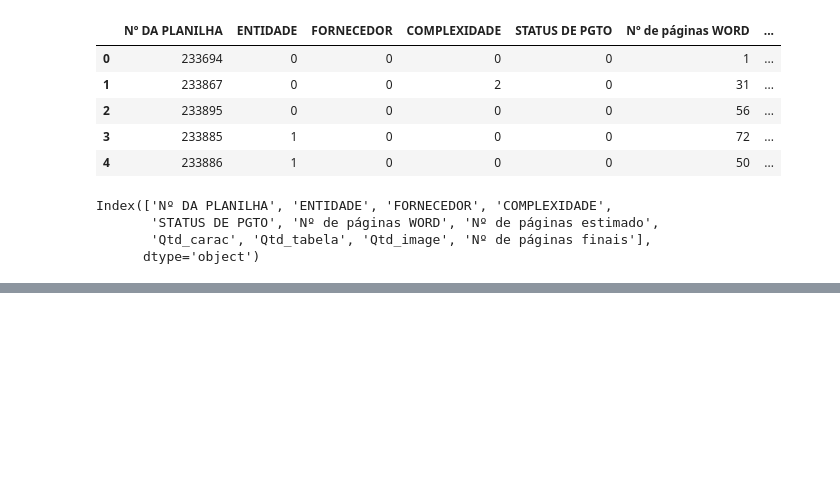
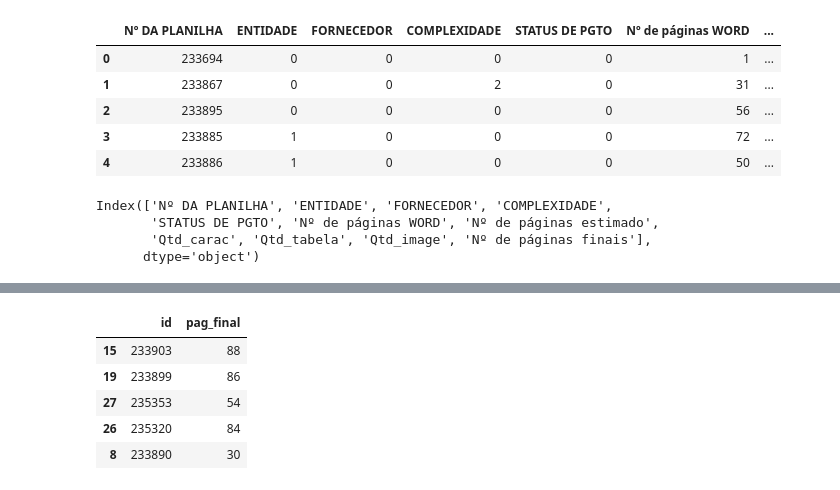
Before and after one commit to WalnerPessoa/Fluxo_Editorial, a Jupyter notebook: testes/make_table.ipynb, the cells around one changed output, grey strips where cells are left out. Saved outputs shown, nothing was run; the diff lists cells and outputs as text; code cells hidden in the pictures; blank space fills up the shorter version.

```diff
--- a/testes/make_table.ipynb
+++ b/testes/make_table.ipynb
@@ -453,2 +483,11 @@ df_final
+# %%
+y_test.head()
+# %% [output]
+|  | id | pag_final |
+| 15 | 233903 | 88 |
+| 19 | 233899 | 86 |
+| 27 | 235353 | 54 |
+| 26 | 235320 | 84 |
+| 8 | 233890 | 30 |
 # %%
 # excelFile2.iloc[233886]
```
Also changed, not shown: parts of 16 cells of this notebook, 1 other file.
